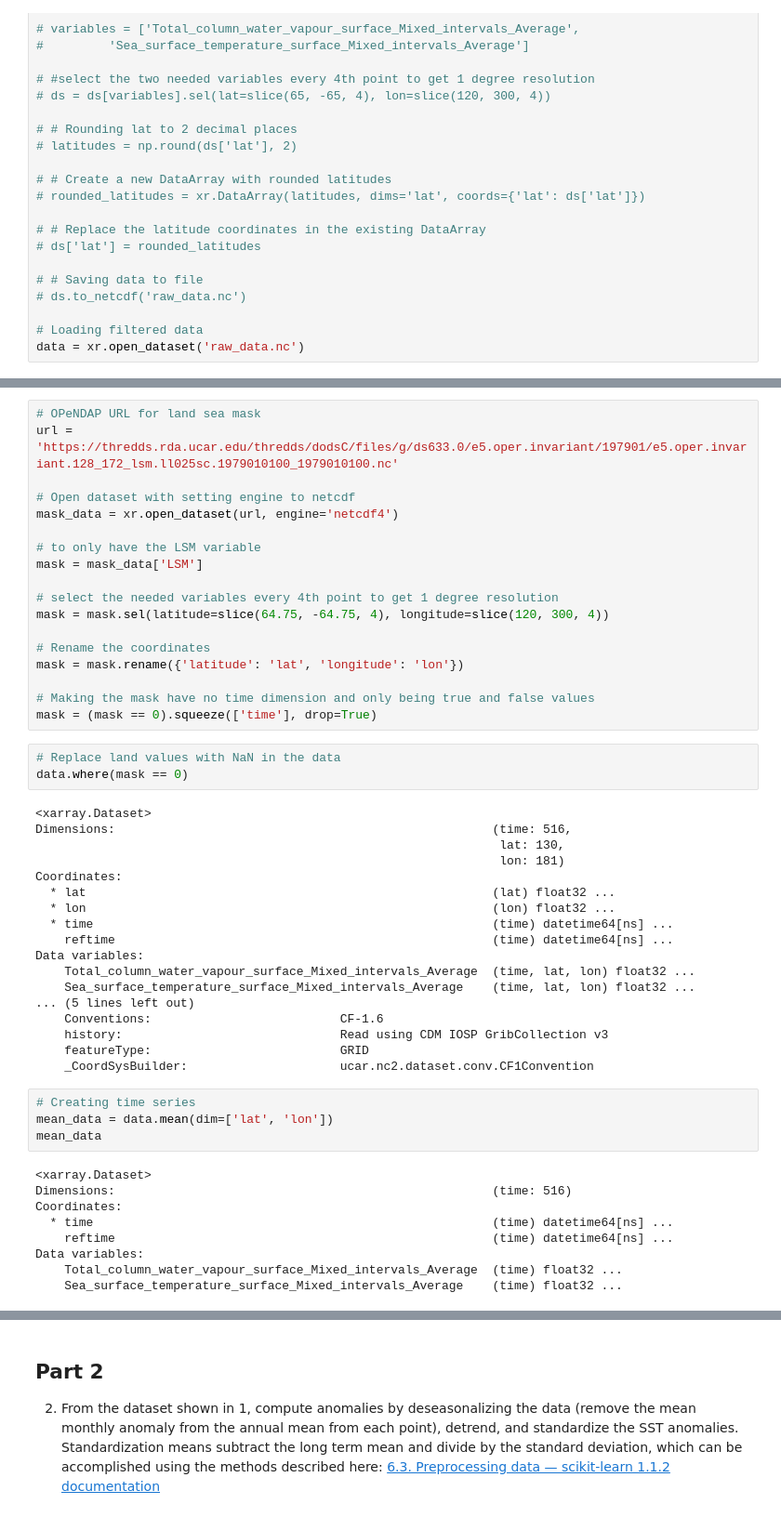
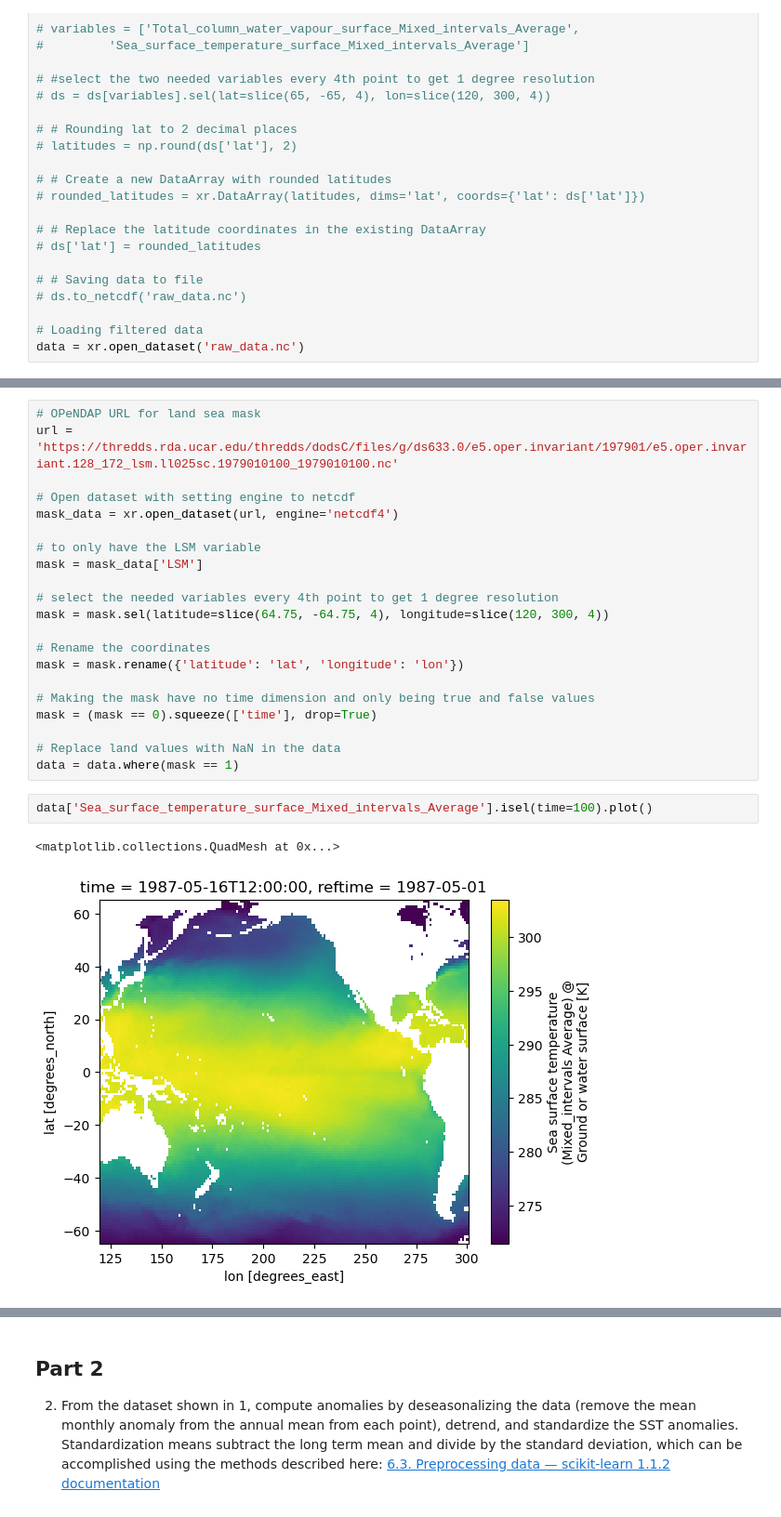
Before and after one commit to atmsillinois/time-series-and-eofs-garrickhague, a Jupyter notebook: Hague_mod4_hw.ipynb, the cells around one changed output, grey strips where cells are left out. Shown at 93% size. Saved outputs shown, nothing was run; the diff lists cells and outputs as text.

```diff
--- a/Hague_mod4_hw.ipynb
+++ b/Hague_mod4_hw.ipynb
@@ -64,38 +102,12 @@ mask = mask.rename({'latitude': 'lat', 'longitude': 'lon'})
 
 # Making the mask have no time dimension and only being true and false values
 mask = (mask == 0).squeeze(['time'], drop=True)
+
+# Replace land values with NaN in the data
+data = data.where(mask == 1)
-# %%
-# Replace land values with NaN in the data
-data.where(mask == 0)
-# %% [output]
-<xarray.Dataset>
-Dimensions:                                                    (time: 516,
-                                                                lat: 130,
-                                                                lon: 181)
-Coordinates:
-  * lat                                                        (lat) float32 ...
-  * lon                                                        (lon) float32 ...
-  * time                                                       (time) datetime64[ns] ...
-    reftime                                                    (time) datetime64[ns] ...
-Data variables:
-    Total_column_water_vapour_surface_Mixed_intervals_Average  (time, lat, lon) float32 ...
-    Sea_surface_temperature_surface_Mixed_intervals_Average    (time, lat, lon) float32 ...
-... (5 lines left out)
-    Conventions:                          CF-1.6
-    history:                              Read using CDM IOSP GribCollection v3
-    featureType:                          GRID
-    _CoordSysBuilder:                     ucar.nc2.dataset.conv.CF1Convention
-# %%
-# Creating time series
-mean_data = data.mean(dim=['lat', 'lon'])
-mean_data
-# %% [output]
-<xarray.Dataset>
-Dimensions:                                                    (time: 516)
-Coordinates:
-  * time                                                       (time) datetime64[ns] ...
-    reftime                                                    (time) datetime64[ns] ...
-Data variables:
-    Total_column_water_vapour_surface_Mixed_intervals_Average  (time) float32 ...
-    Sea_surface_temperature_surface_Mixed_intervals_Average    (time) float32 ...
+# %%
+data['Sea_surface_temperature_surface_Mixed_intervals_Average'].isel(time=100).plot()
+# %% [output]
+<matplotlib.collections.QuadMesh at 0x...>
+[figure, added]
 # %%
```
Also changed, not shown: parts of 22 cells of this notebook.
